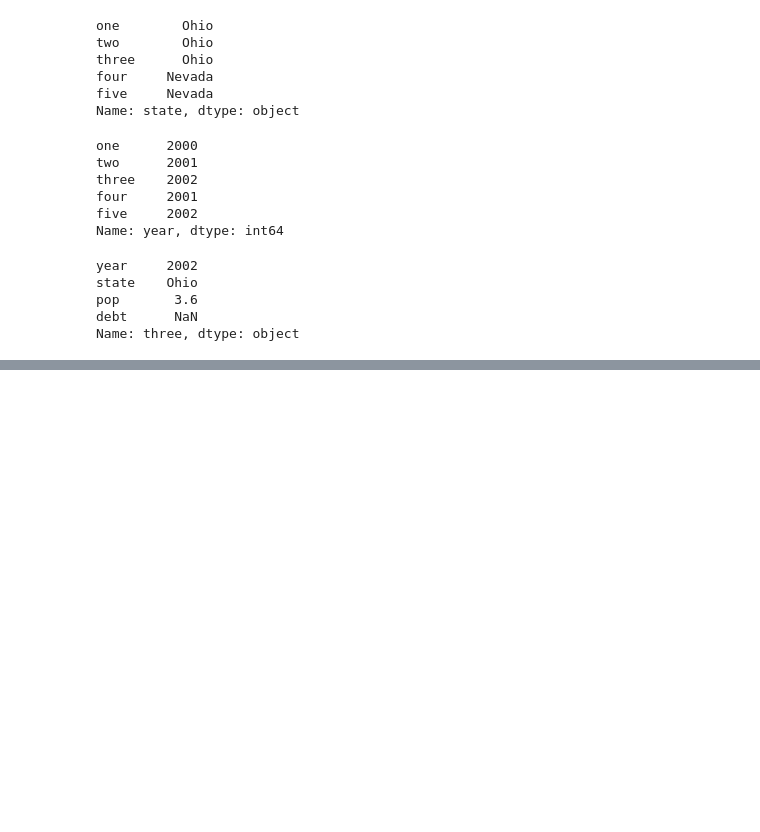
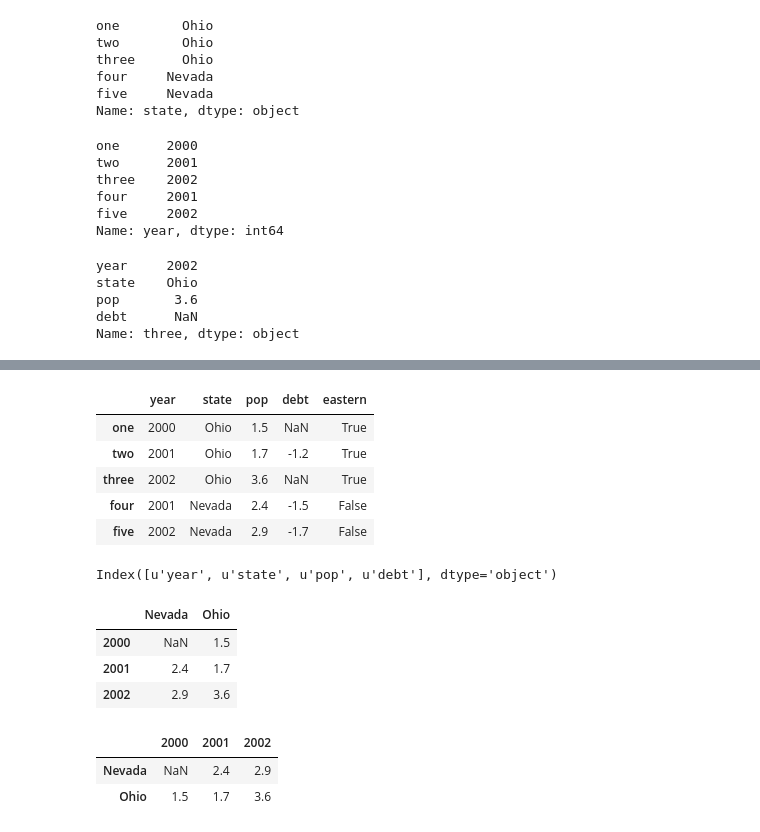
Before and after one commit to joebrew/pydata-book, a Jupyter notebook: ch05j.ipynb, the cells around one changed output, grey strips where cells are left out. Saved outputs shown, nothing was run; the diff lists cells and outputs as text; code cells hidden in the pictures; blank space fills up the shorter version.

Commit message:
up to page 127, indexing, slicing, etc.

```diff
--- a/ch05j.ipynb
+++ b/ch05j.ipynb
@@ -282,2 +275,11 @@ frame2
 # %%
 frame2['eastern'] = frame2.state == 'Ohio'
+# %%
+frame2
+# %% [output]
+|  | year | state | pop | debt | eastern |
+| one | 2000 | Ohio | 1.5 | NaN | True |
+| two | 2001 | Ohio | 1.7 | -1.2 | True |
+| three | 2002 | Ohio | 3.6 | NaN | True |
+| four | 2001 | Nevada | 2.4 | -1.5 | False |
+| five | 2002 | Nevada | 2.9 | -1.7 | False |
@@ -283,0 +289,4 @@ frame2['eastern'] = frame2.state == 'Ohio'
+# %%
+frame2.columns
+# %% [output]
+Index([u'year', u'state', u'pop', u'debt'], dtype='object')
@@ -283,0 +297,16 @@ frame2['eastern'] = frame2.state == 'Ohio'
+# %%
+# If passed to DataFrame, outer dict keys will be columns, and inner will be row indices
+frame3 = DataFrame(pop)
+frame3
+# %% [output]
+|  | Nevada | Ohio |
+| 2000 | NaN | 1.5 |
+| 2001 | 2.4 | 1.7 |
+| 2002 | 2.9 | 3.6 |
+# %%
+# To transpote the result
+frame3.T
+# %% [output]
+|  | 2000 | 2001 | 2002 |
+| Nevada | NaN | 2.4 | 2.9 |
+| Ohio | 1.5 | 1.7 | 3.6 |
```
Also changed, not shown: parts of 64 cells of this notebook.
